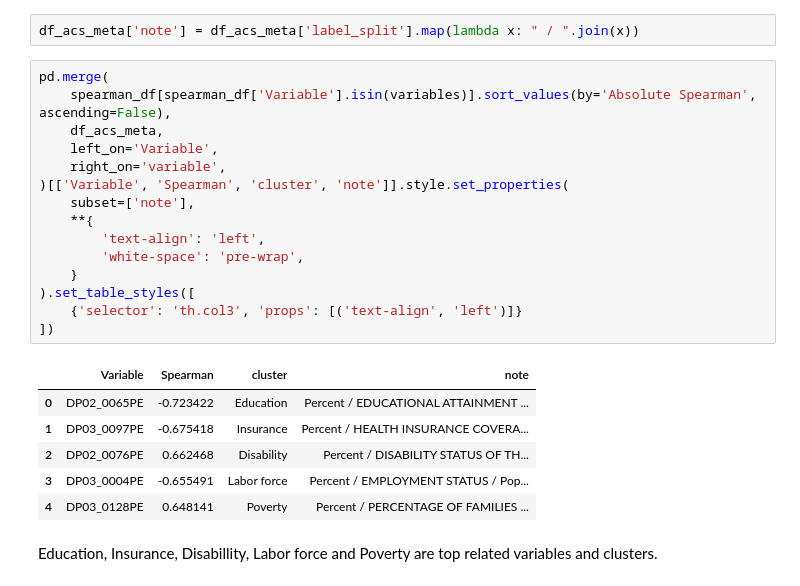
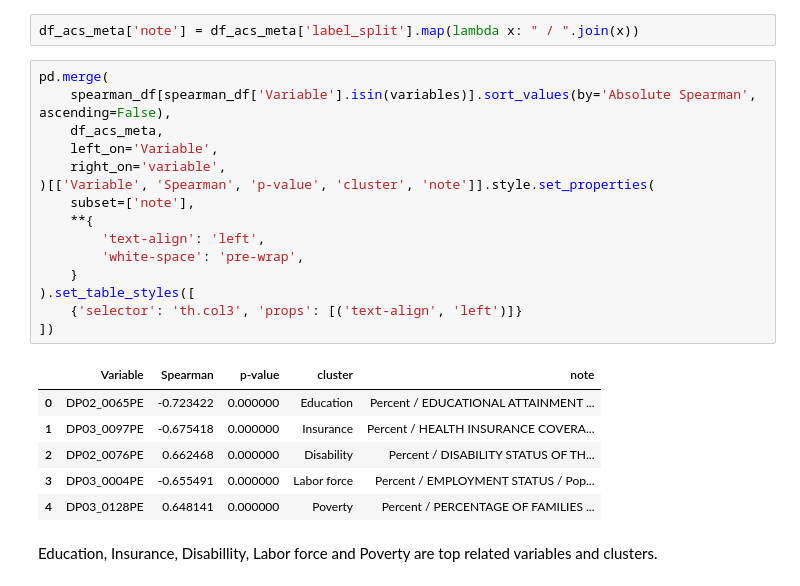
Before and after one commit to KenjiOhtsuka/UoM_SIADS593_submission, a Jupyter notebook: src/02_correlation.ipynb, the cells around one changed output. Cells and saved outputs as stored; diff of their text form.

```diff
--- a/src/02_correlation.ipynb
+++ b/src/02_correlation.ipynb
@@ -368,24 +395,24 @@ df_acs_meta['note'] = df_acs_meta['label_split'].map(lambda x: " / ".join(x))
 # %%
 pd.merge(
     spearman_df[spearman_df['Variable'].isin(variables)].sort_values(by='Absolute Spearman', ascending=False),
     df_acs_meta,
     left_on='Variable',
     right_on='variable',
-)[['Variable', 'Spearman', 'cluster', 'note']].style.set_properties(
+)[['Variable', 'Spearman', 'p-value', 'cluster', 'note']].style.set_properties(
     subset=['note'],
     **{
         'text-align': 'left',
         'white-space': 'pre-wrap',
     }
 ).set_table_styles([
     {'selector': 'th.col3', 'props': [('text-align', 'left')]}
 ])
 # %% [output]
-|  | Variable | Spearman | cluster | note |
-| 0 | DP02_0065PE | -0.723422 | Education | Percent / EDUCATIONAL ATTAINMENT ... |
-| 1 | DP03_0097PE | -0.675418 | Insurance | Percent / HEALTH INSURANCE COVERA... |
-| 2 | DP02_0076PE | 0.662468 | Disability | Percent / DISABILITY STATUS OF TH... |
-| 3 | DP03_0004PE | -0.655491 | Labor force | Percent / EMPLOYMENT STATUS / Pop... |
-| 4 | DP03_0128PE | 0.648141 | Poverty | Percent / PERCENTAGE OF FAMILIES ... |
+|  | Variable | Spearman | p-value | cluster | note |
+| 0 | DP02_0065PE | -0.723422 | 0.000000 | Education | Percent / EDUCATIONAL ATTAINMENT ... |
+| 1 | DP03_0097PE | -0.675418 | 0.000000 | Insurance | Percent / HEALTH INSURANCE COVERA... |
+| 2 | DP02_0076PE | 0.662468 | 0.000000 | Disability | Percent / DISABILITY STATUS OF TH... |
+| 3 | DP03_0004PE | -0.655491 | 0.000000 | Labor force | Percent / EMPLOYMENT STATUS / Pop... |
+| 4 | DP03_0128PE | 0.648141 | 0.000000 | Poverty | Percent / PERCENTAGE OF FAMILIES ... |
 # %% [markdown]
 Education, Insurance, Disabillity, Labor force and Poverty are top related variables and clusters.
```
Also changed, not shown: parts of 9 cells of this notebook, 2 other files.
